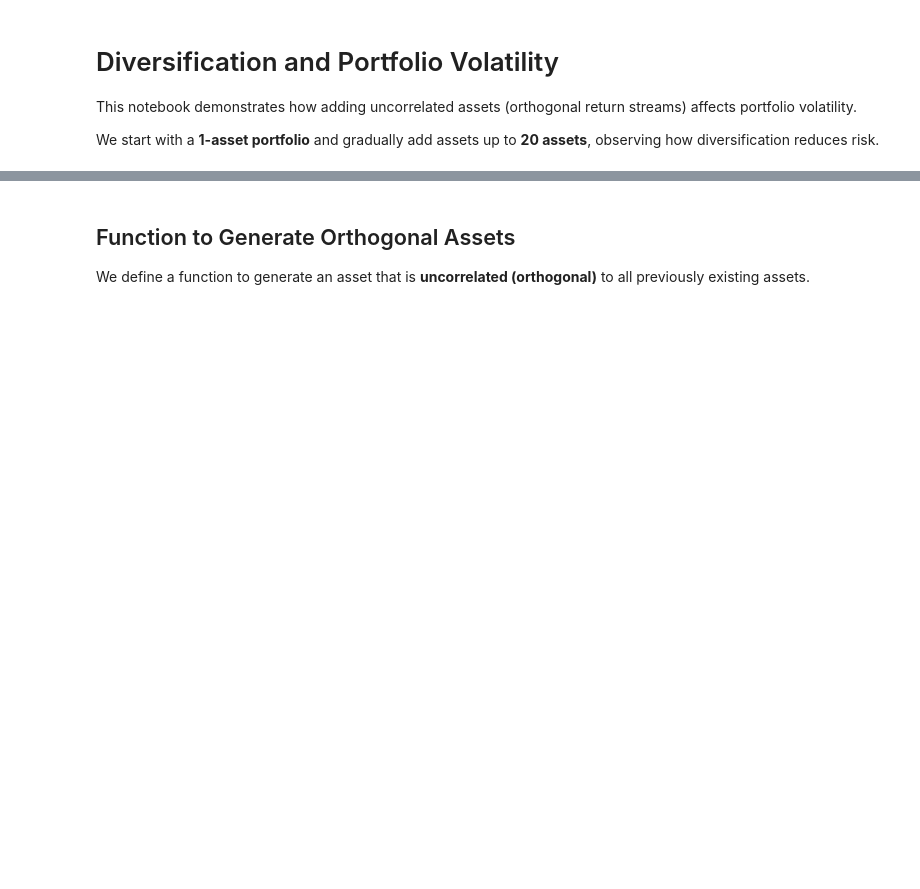
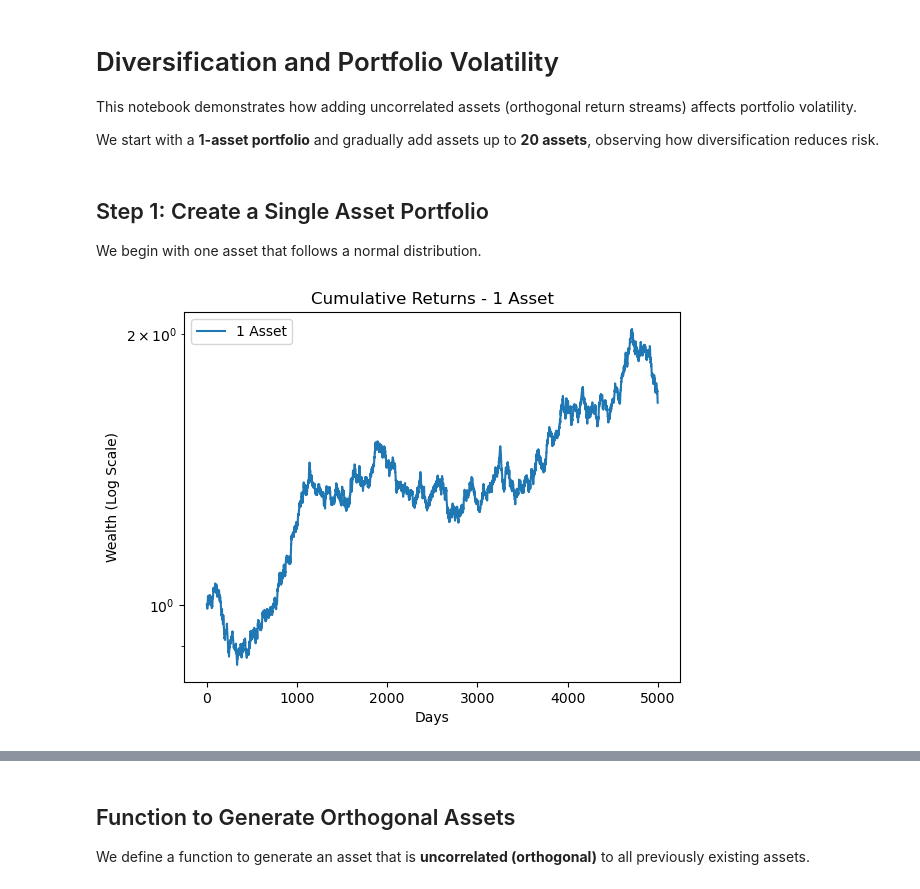
Before and after one commit to QuantLandi/computational-investing-exercises, a Jupyter notebook: day4_orthogonality.ipynb, the cells around one changed output, grey strips where cells are left out. Saved outputs shown, nothing was run; the diff lists cells and outputs as text; code cells hidden in the pictures; blank space fills up the shorter version.

```diff
--- a/day4_orthogonality.ipynb
+++ b/day4_orthogonality.ipynb
@@ -8,3 +8,25 @@ We start with a **1-asset portfolio** and gradually add assets up to **20 assets
 import numpy as np
 import matplotlib.pyplot as plt
 import pandas as pd
+# %% [markdown]
+## Step 1: Create a Single Asset Portfolio
+
+We begin with one asset that follows a normal distribution.
+# %%
+np.random.seed(256)
+mean_daily_return = 0.0001
+daily_volatility = 0.005
+num_days = 5000
+
+primary_returns = np.random.normal(loc=mean_daily_return, scale=daily_volatility, size=num_days)
+primary_cum_returns = (1 + primary_returns).cumprod()
+
+plt.plot(primary_cum_returns, label="1 Asset")
+plt.yscale("log")
+plt.title("Cumulative Returns - 1 Asset")
+plt.xlabel("Days")
+plt.ylabel("Wealth (Log Scale)")
+plt.legend()
+plt.show()
+# %% [output]
+[figure, added]
```
Also changed, not shown: parts of 11 cells of this notebook.
